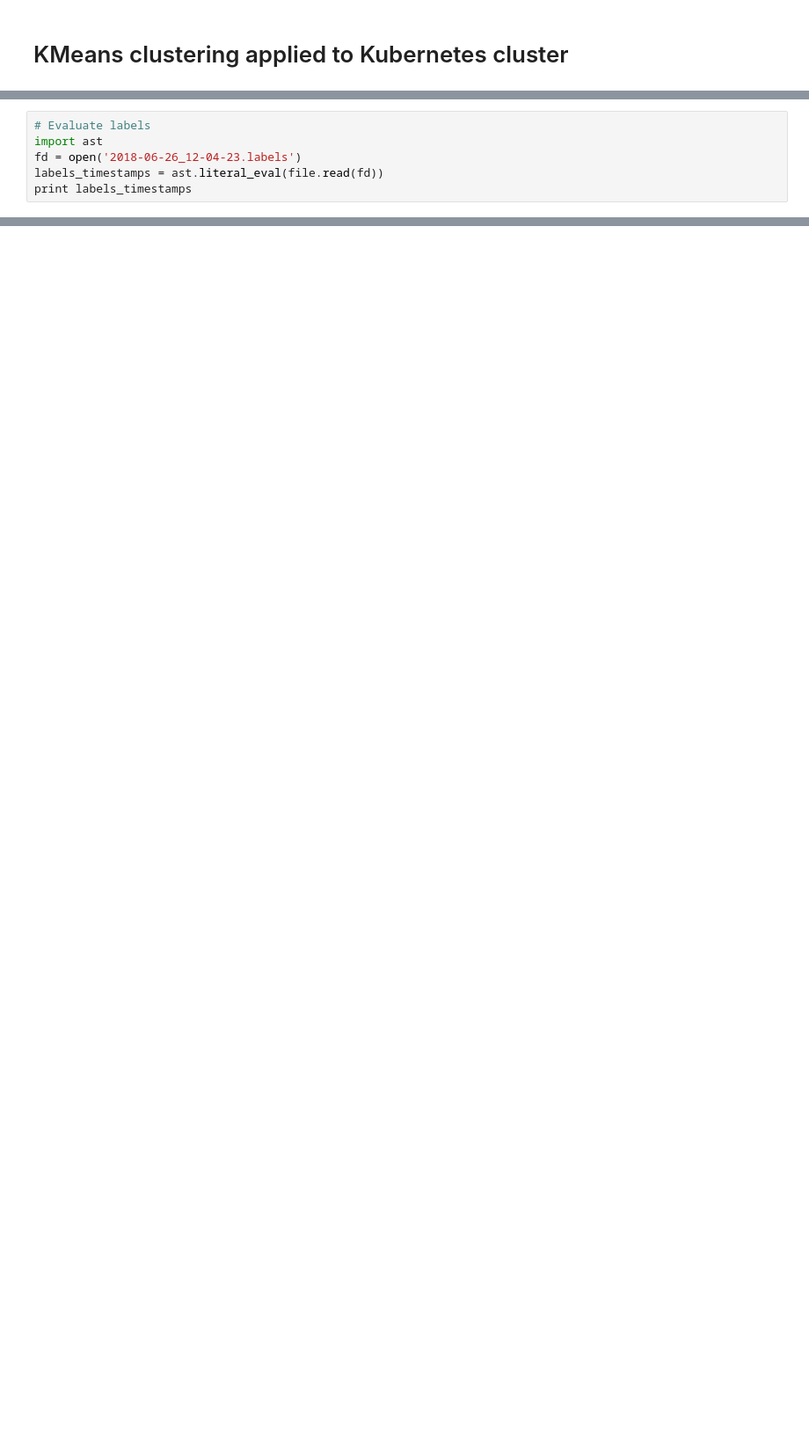
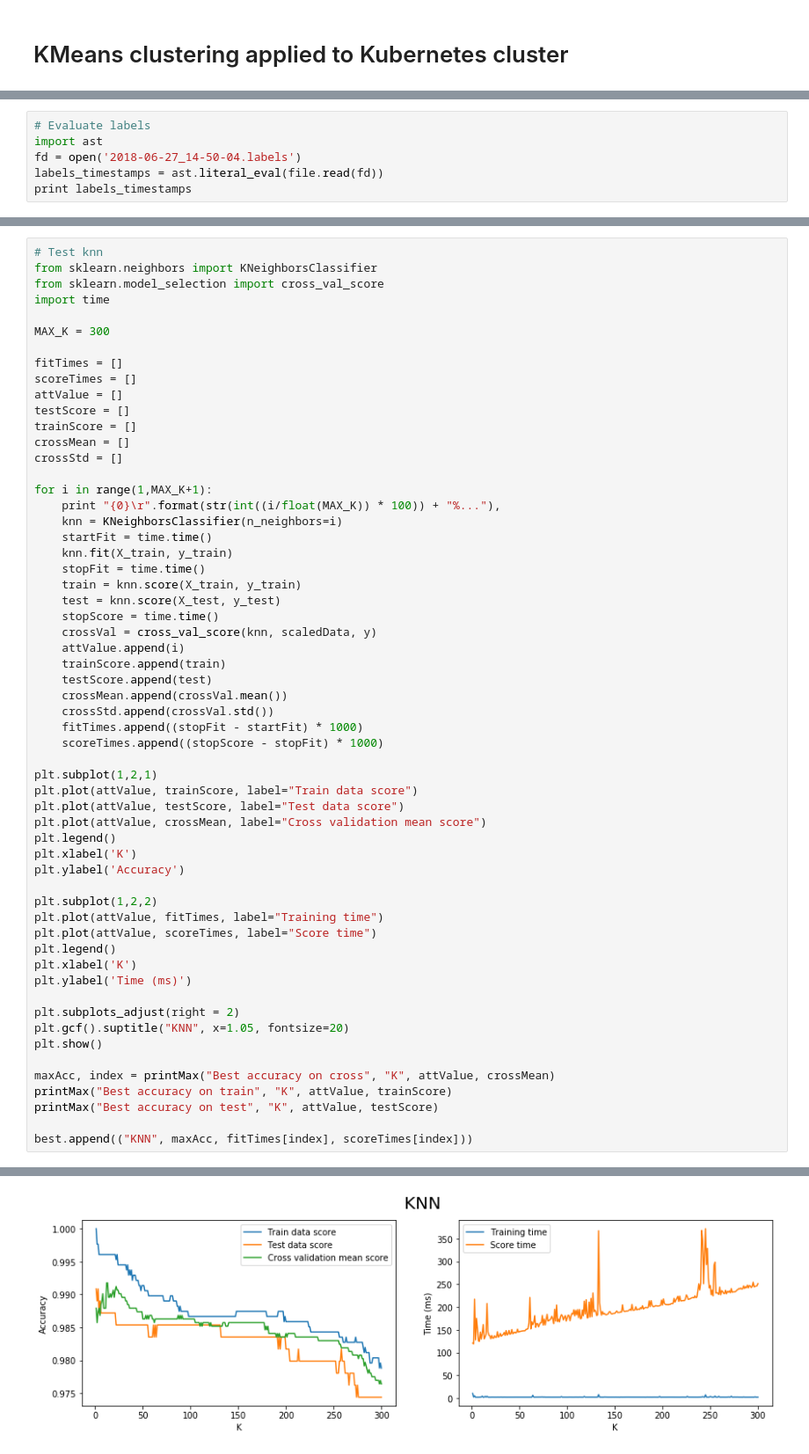
Before and after one commit to jakoblindqvist/kube-learn, a Jupyter notebook: notebook/KMeans.ipynb, the cells around one changed output, grey strips where cells are left out. Shown at 88% size. Drawn from its saved outputs; the diff is of its cells as text; blank space fills up the shorter version.

```diff
--- a/notebook/KMeans.ipynb
+++ b/notebook/KMeans.ipynb
@@ -10,7 +8,7 @@ Populating the interactive namespace from numpy and matplotlib
 # %%
 # Evaluate labels
 import ast
-fd = open('2018-06-26_12-04-23.labels')
+fd = open('2018-06-27_14-50-04.labels')
 labels_timestamps = ast.literal_eval(file.read(fd))
 print labels_timestamps
 # %% [output]
@@ -132,0 +259,59 @@ ________________________________________________________________________________
+# %%
+# Test knn
+from sklearn.neighbors import KNeighborsClassifier
+from sklearn.model_selection import cross_val_score
+import time
+
+MAX_K = 300
+
+fitTimes = []
+scoreTimes = []
+attValue = []
+testScore = []
+trainScore = []
+crossMean = []
+crossStd = []
+
+for i in range(1,MAX_K+1):
+    print "{0}\r".format(str(int((i/float(MAX_K)) * 100)) + "%..."),
+    knn = KNeighborsClassifier(n_neighbors=i)
+    startFit = time.time()
+    knn.fit(X_train, y_train)
+    stopFit = time.time()
+    train = knn.score(X_train, y_train)
+    test = knn.score(X_test, y_test)
+    stopScore = time.time()
+    crossVal = cross_val_score(knn, scaledData, y)
+    attValue.append(i)
+    trainScore.append(train)
+    testScore.append(test)
+    crossMean.append(crossVal.mean())
+    crossStd.append(crossVal.std())
+    fitTimes.append((stopFit - startFit) * 1000)
+    scoreTimes.append((stopScore - stopFit) * 1000)
+
+plt.subplot(1,2,1)
+plt.plot(attValue, trainScore, label="Train data score")
+plt.plot(attValue, testScore, label="Test data score")
+plt.plot(attValue, crossMean, label="Cross validation mean score")
+plt.legend()
+plt.xlabel('K')
+plt.ylabel('Accuracy')
+
+plt.subplot(1,2,2)
+plt.plot(attValue, fitTimes, label="Training time")
+plt.plot(attValue, scoreTimes, label="Score time")
+plt.legend()
+plt.xlabel('K')
+plt.ylabel('Time (ms)')
+
+plt.subplots_adjust(right = 2)
+plt.gcf().suptitle("KNN", x=1.05, fontsize=20)
+plt.show()
+
+maxAcc, index = printMax("Best accuracy on cross", "K", attValue, crossMean)
+printMax("Best accuracy on train", "K", attValue, trainScore)
+printMax("Best accuracy on test", "K", attValue, testScore)
+
+best.append(("KNN", maxAcc, fitTimes[index], scoreTimes[index]))
+# %% [output]
@@ -132,0 +319 @@ ________________________________________________________________________________
+[figure, added]
```
Also changed, not shown: parts of 13 cells of this notebook, 18 other files.
